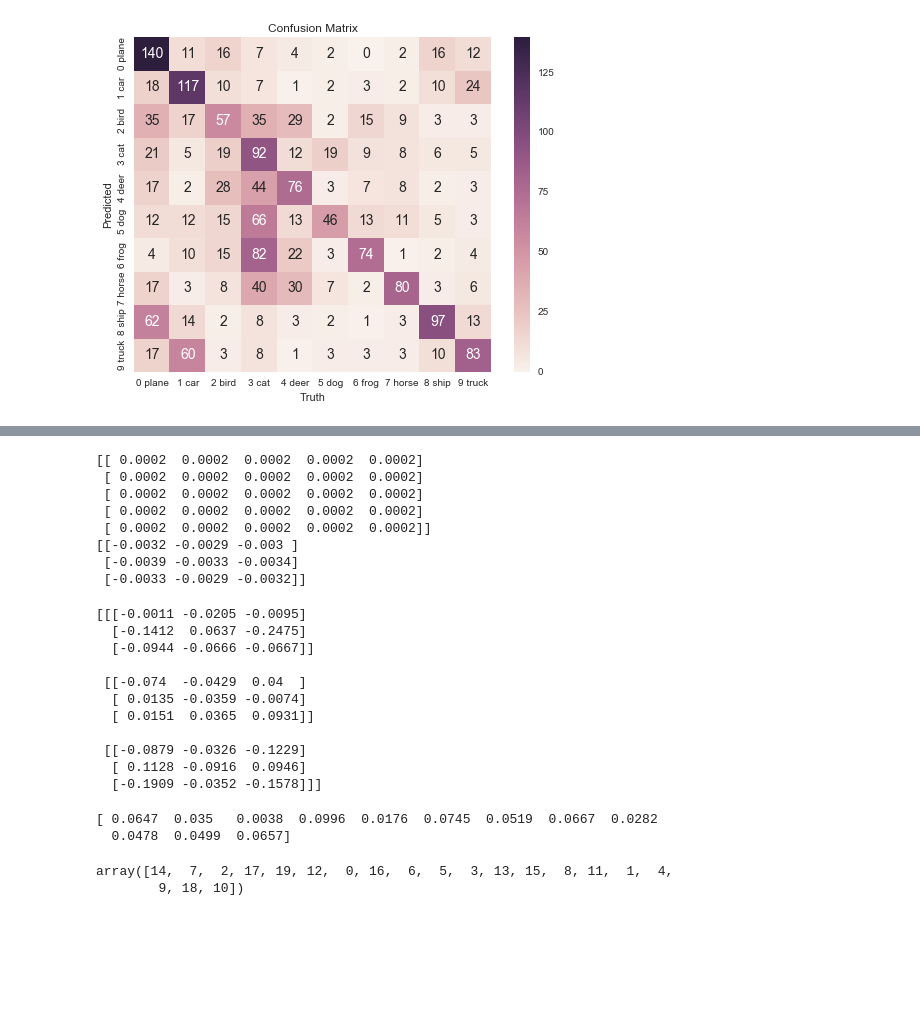
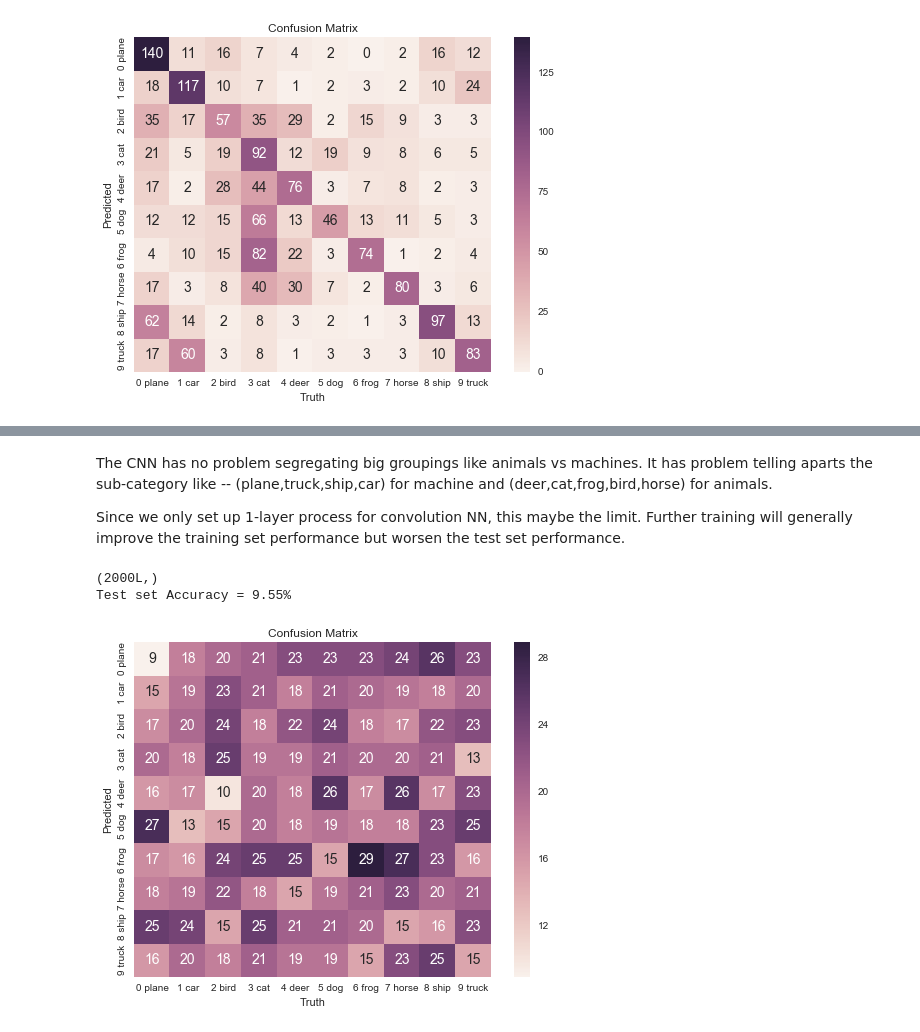
Before and after one commit to patrick-su/ml_algorithms_stepbystep, a Jupyter notebook: algo_example_NN_multilayer_CNN.ipynb, the cells around one changed output, grey strips where cells are left out. Saved outputs shown, nothing was run; the diff lists cells and outputs as text; code cells hidden in the pictures; blank space fills up the shorter version.

```diff
--- a/algo_example_NN_multilayer_CNN.ipynb
+++ b/algo_example_NN_multilayer_CNN.ipynb
@@ -736,36 +694,16 @@ print ['%.3f' % val for val in loss]
-# %%
-print grad_w_SOFT[0,0,0:5,0:5]/mini_batch_size
-print grad_kernel[0,0,:,:]/mini_batch_size
-# %% [output]
-[[ 0.0002  0.0002  0.0002  0.0002  0.0002]
- [ 0.0002  0.0002  0.0002  0.0002  0.0002]
- [ 0.0002  0.0002  0.0002  0.0002  0.0002]
- [ 0.0002  0.0002  0.0002  0.0002  0.0002]
- [ 0.0002  0.0002  0.0002  0.0002  0.0002]]
-[[-0.0032 -0.0029 -0.003 ]
- [-0.0039 -0.0033 -0.0034]
- [-0.0033 -0.0029 -0.0032]]
-# %%
-print kernel[1]
-# %% [output]
-[[[-0.0011 -0.0205 -0.0095]
-  [-0.1412  0.0637 -0.2475]
-  [-0.0944 -0.0666 -0.0667]]
-
- [[-0.074  -0.0429  0.04  ]
-  [ 0.0135 -0.0359 -0.0074]
-  [ 0.0151  0.0365  0.0931]]
-
- [[-0.0879 -0.0326 -0.1229]
-  [ 0.1128 -0.0916  0.0946]
-  [-0.1909 -0.0352 -0.1578]]]
-# %%
-print bias_kernel
-# %% [output]
-[ 0.0647  0.035   0.0038  0.0996  0.0176  0.0745  0.0519  0.0667  0.0282
-  0.0478  0.0499  0.0657]
-# %%
-np.random.choice(train_size,size=mini_batch_size,replace=False)
-# %% [output]
-array([14,  7,  2, 17, 19, 12,  0, 16,  6,  5,  3, 13, 15,  8, 11,  1,  4,
-        9, 18, 10])
+# %% [markdown]
+The CNN has no problem segregating big groupings like animals vs machines.
+It has problem telling aparts the sub-category like -- (plane,truck,ship,car) for machine and (deer,cat,frog,bird,horse) for animals.
+
+Since we only set up 1-layer process for convolution NN, this maybe the limit. Further training will generally improve the training set performance but worsen the test set performance.
+# %%
+#test out completely random selections.
+# as expected, the accuracy is always around 1/(no. of categories)
+print y_truth.shape
+rt = np.random.randint(0,10,size=(y_truth.shape[0]))
+cm_mat = confusion_matrix(y_truth,rt)
+show_confusion_matrix(cm_mat)
+# %% [output]
+(2000L,)
+Test set Accuracy = 9.55%
+[figure, added]
```
Also changed, not shown: parts of 4 cells of this notebook.
